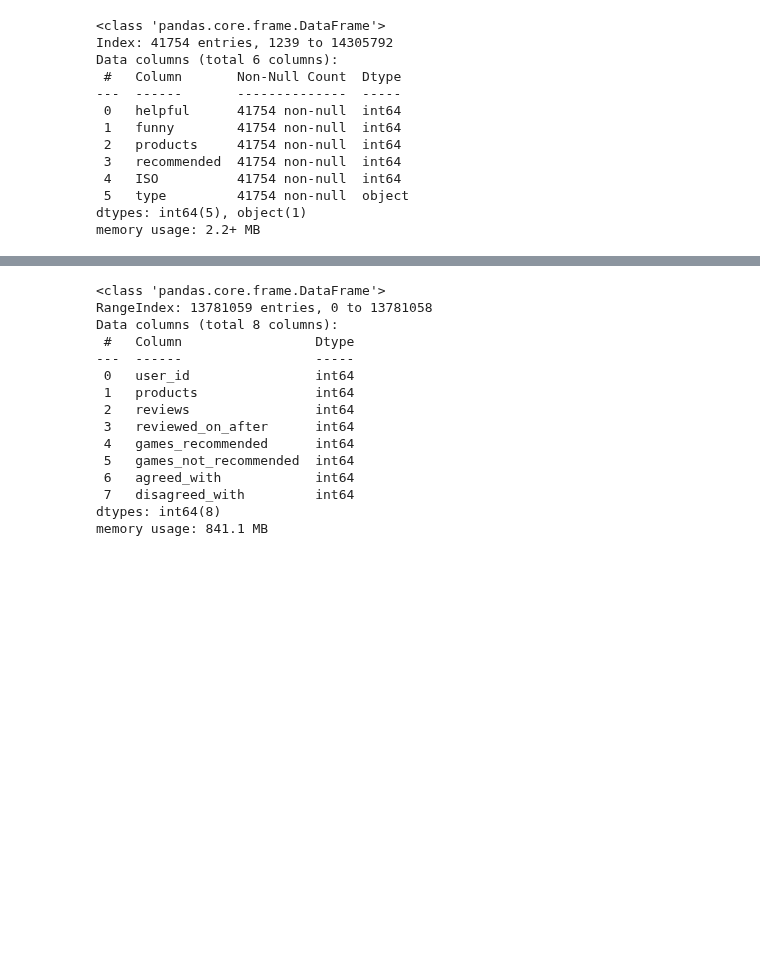
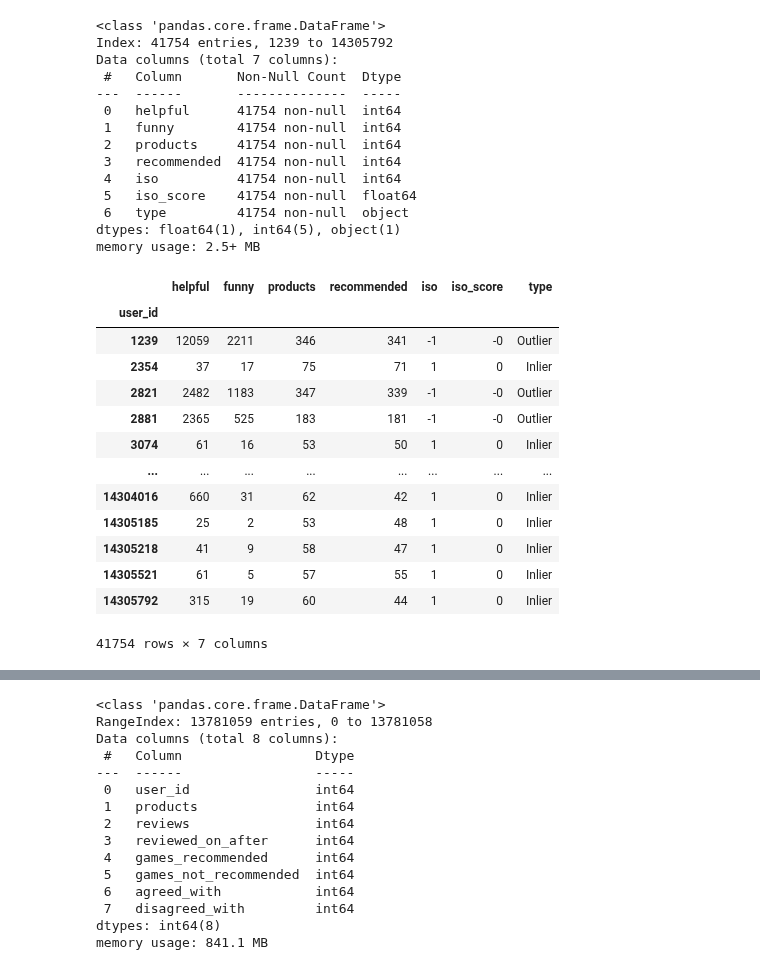
Before and after one commit to swatt45/Capstone, a Jupyter notebook: D502 EDA.ipynb, the cells around one changed output, grey strips where cells are left out. Cells and saved outputs as stored; diff of their text form; code cells hidden in the pictures; blank space fills up the shorter version.

```diff
--- a/D502 EDA.ipynb
+++ b/D502 EDA.ipynb
@@ -64,23 +66,44 @@ df_user_summary = df_user_summary[df_user_summary['products'] >= np.percentile(d
 # %%
 iso = IsolationForest(contamination=0.1)
 outliers = iso.fit_predict(df_user_summary)
-df_user_summary["ISO"] = outliers
-df_user_summary['type'] = df_user_summary['ISO'].apply(lambda x: "Outlier" if x == -1 else "Inlier")
+scores = iso.decision_function(df_user_summary)
+
+df_user_summary["iso"] = outliers
+df_user_summary["iso_score"]  = scores
+df_user_summary['type'] = df_user_summary['iso'].apply(lambda x: "Outlier" if x == -1 else "Inlier")
 df_user_summary.info()
 # %% [output]
 <class 'pandas.core.frame.DataFrame'>
 Index: 41754 entries, 1239 to 14305792
-Data columns (total 6 columns):
+Data columns (total 7 columns):
  #   Column       Non-Null Count  Dtype
 ---  ------       --------------  -----
  0   helpful      41754 non-null  int64
  1   funny        41754 non-null  int64
  2   products     41754 non-null  int64
  3   recommended  41754 non-null  int64
- 4   ISO          41754 non-null  int64
- 5   type         41754 non-null  object
-dtypes: int64(5), object(1)
-memory usage: 2.2+ MB
+ 4   iso          41754 non-null  int64
+ 5   iso_score    41754 non-null  float64
+ 6   type         41754 non-null  object
+dtypes: float64(1), int64(5), object(1)
+memory usage: 2.5+ MB
+# %%
+df_user_summary
+# %% [output]
+|  | helpful | funny | products | recommended | iso | iso_score | type |
+| user_id |  |  |  |  |  |  |  |
+| 1239 | 12059 | 2211 | 346 | 341 | -1 | -0 | Outlier |
+| 2354 | 37 | 17 | 75 | 71 | 1 | 0 | Inlier |
+| 2821 | 2482 | 1183 | 347 | 339 | -1 | -0 | Outlier |
+| 2881 | 2365 | 525 | 183 | 181 | -1 | -0 | Outlier |
+| 3074 | 61 | 16 | 53 | 50 | 1 | 0 | Inlier |
+| ... | ... | ... | ... | ... | ... | ... | ... |
+| 14304016 | 660 | 31 | 62 | 42 | 1 | 0 | Inlier |
+| 14305185 | 25 | 2 | 53 | 48 | 1 | 0 | Inlier |
+| 14305218 | 41 | 9 | 58 | 47 | 1 | 0 | Inlier |
+| 14305521 | 61 | 5 | 57 | 55 | 1 | 0 | Inlier |
+| 14305792 | 315 | 19 | 60 | 44 | 1 | 0 | Inlier |
+41754 rows × 7 columns
 # %%
 df_user_summary.hist()
 plt.tight_layout()
```
Also changed, not shown: parts of 10 cells of this notebook.
